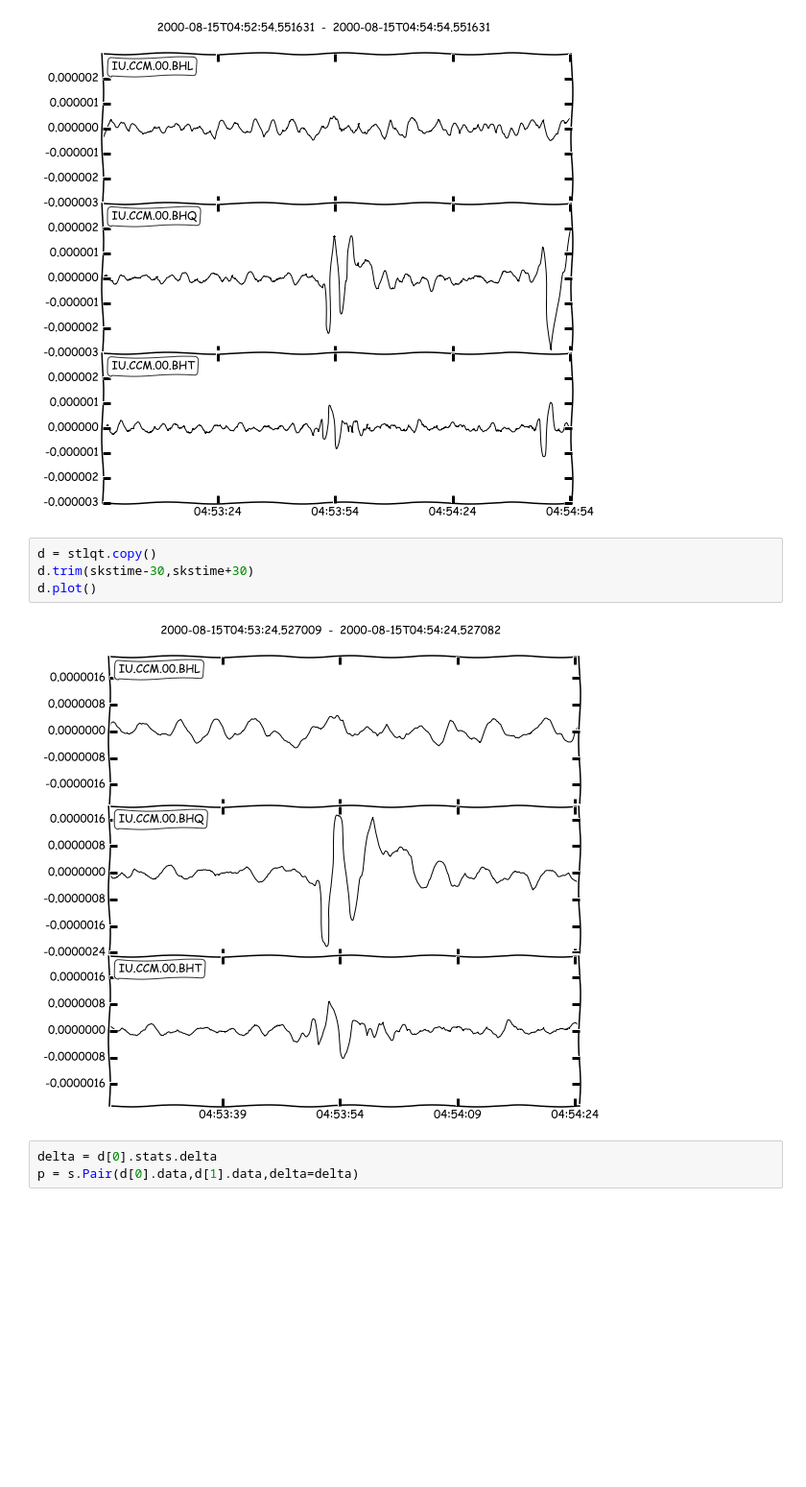
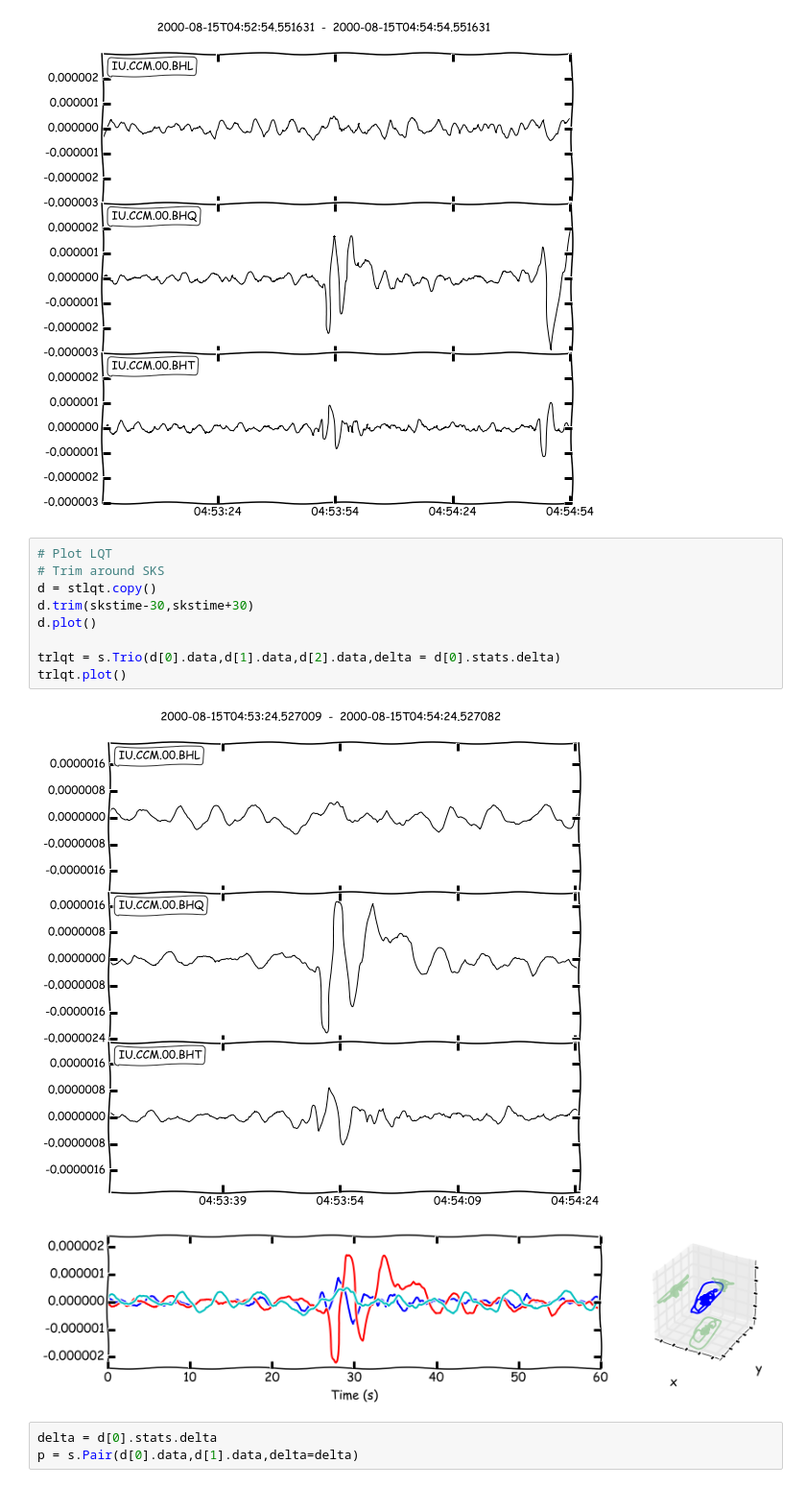
Before and after one commit to JackWalpole/splitwavepy, a Jupyter notebook: devel/Work_with_obspy.ipynb, the cells around one changed output. Shown at 96% size. Cells and saved outputs as stored; diff of their text form; blank space fills up the shorter version.

```diff
--- a/devel/Work_with_obspy.ipynb
+++ b/devel/Work_with_obspy.ipynb
@@ -75,12 +75,18 @@ stlqt.rotate('ZNE->LQT',back_azimuth=baz,inclination=inc)
 stlqt.plot(starttime=skstime-60,endtime=skstime+60)
 # %% [output]
 [figure]
-# %%
-d = stlqt.copy()
-d.trim(skstime-30,skstime+30)
-d.plot()
-# %% [output]
-[figure, removed]
+# %%
+# Plot LQT
+# Trim around SKS
+d = stlqt.copy()
+d.trim(skstime-30,skstime+30)
+d.plot()
+
+trlqt = s.Trio(d[0].data,d[1].data,d[2].data,delta = d[0].stats.delta)
+trlqt.plot()
+# %% [output]
+[figure, added]
+[figure, added]
 # %%
 delta = d[0].stats.delta
 p = s.Pair(d[0].data,d[1].data,delta=delta)
```
Also changed, not shown: parts of 3 cells of this notebook, 1 other file.
